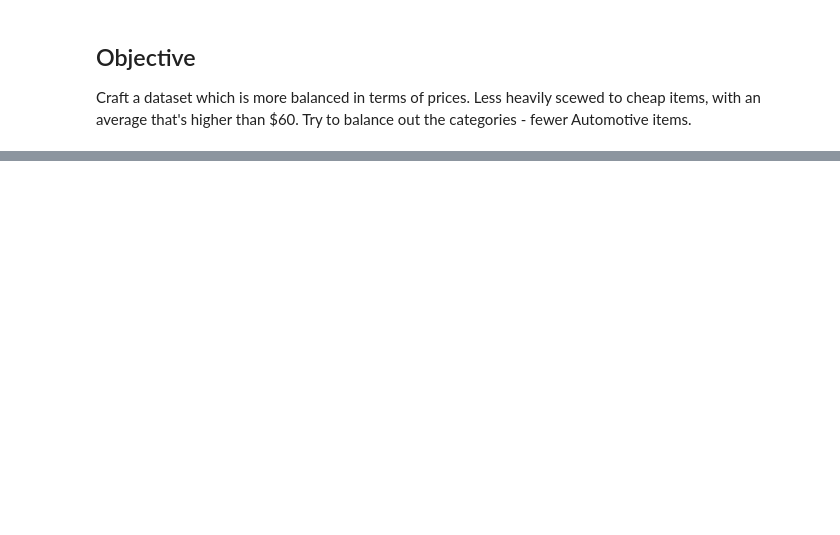
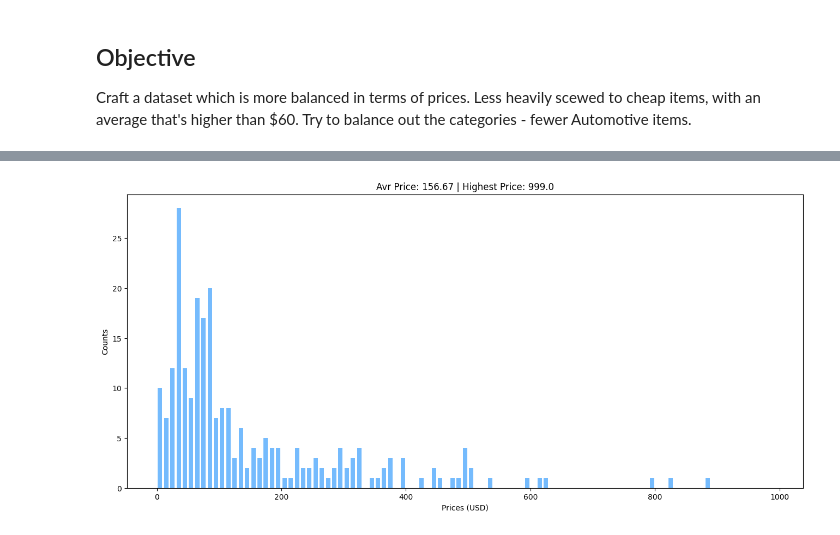
Before and after one commit to mightyoctopus/dataset-curation-data-cleanup, a Jupyter notebook: d2_data_curation_part2.ipynb, the cells around one changed output, grey strips where cells are left out. Cells and saved outputs as stored; diff of their text form; code cells hidden in the pictures; blank space fills up the shorter version.

Commit message:
Made train and test data

```diff
--- a/d2_data_curation_part2.ipynb
+++ b/d2_data_curation_part2.ipynb
@@ -255,0 +319,10 @@ print(report(samples[222382]))
+# %%
+random.seed(42)
+random.shuffle(samples)
+
+print(len(samples))
+### Use 5% - 10% of the whole data for testing purposes
+train = samples[:230_000]
+test = samples[230_000:246_000]
+
+print(f"Length of Train Data: {len(train)}\nLength of Test Data: {len(test)}")
@@ -255,0 +351,13 @@ print(report(samples[222382]))
+# %%
+# Plot the distribution of prices in the first 250 test points
+
+prices = [item.price for item in test[:250]]
+
+plt.figure(figsize=(16, 7))
+plt.title(f"Avr Price: {sum(prices) / len(prices):.2f} | Highest Price: {max(prices)}")
+plt.xlabel("Prices (USD)")
+plt.ylabel("Counts")
+plt.hist(prices, rwidth=0.7, color="xkcd:sky blue", bins=range(0, 1000, 10))
+plt.show()
+# %% [output]
+[figure, added]
```
Also changed, not shown: parts of 16 cells of this notebook.
